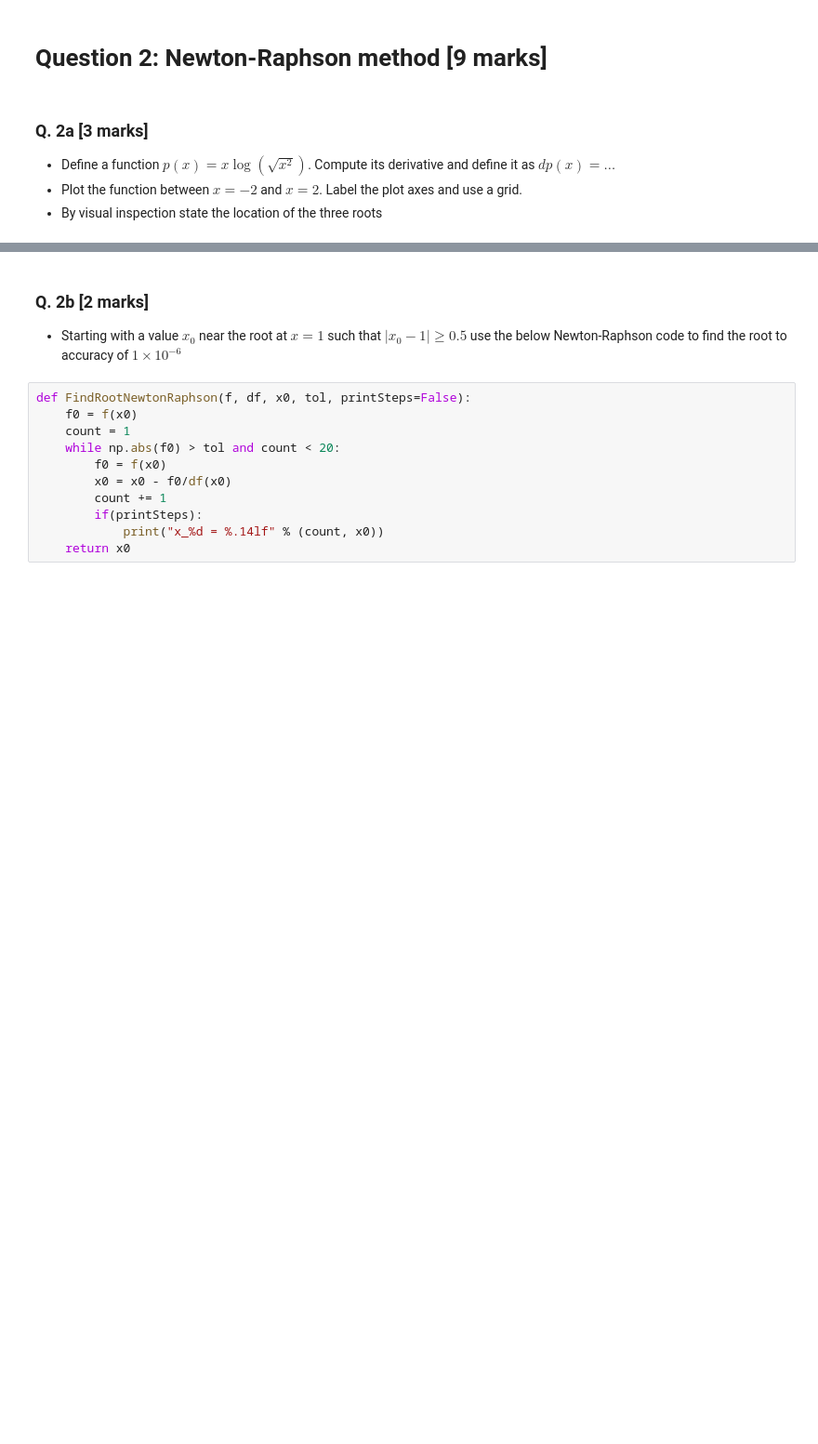
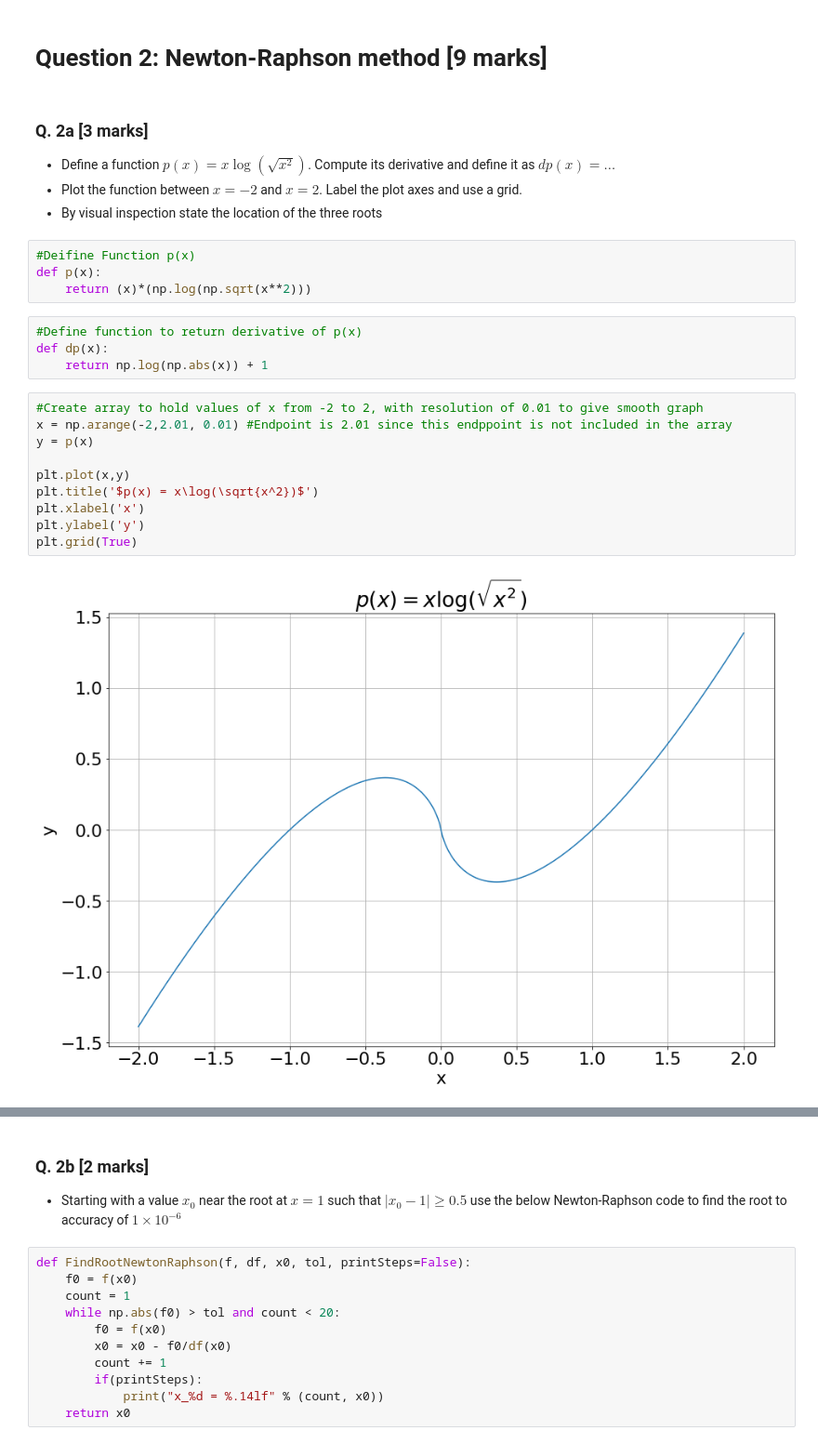
Before and after one commit to loby368/Computational-Science, a Jupyter notebook: Assignment 2/Assignment-2.ipynb, the cells around one changed output, grey strips where cells are left out. Shown at 93% size. Saved outputs shown, nothing was run; the diff lists cells and outputs as text; blank space fills up the shorter version.

```diff
--- a/Assignment 2/Assignment-2.ipynb
+++ b/Assignment 2/Assignment-2.ipynb
@@ -127,3 +127,23 @@ FindRootBisectionImproved(f,6,8,10**-12)
  - Define a function $p(x) = x\log(\sqrt{x^2})$. Compute its derivative and define it as $dp(x) = \dots$
  - Plot the function between $x=-2$ and $x=2$. Label the plot axes and use a grid.
  - By visual inspection state the location of the three roots
+# %%
+#Deifine Function p(x)
+def p(x):
+    return (x)*(np.log(np.sqrt(x**2)))
+# %%
+#Define function to return derivative of p(x)
+def dp(x):
+    return np.log(np.abs(x)) + 1
+# %%
+#Create array to hold values of x from -2 to 2, with resolution of 0.01 to give smooth graph
+x = np.arange(-2,2.01, 0.01) #Endpoint is 2.01 since this endppoint is not included in the array
+y = p(x)
+
+plt.plot(x,y)
+plt.title('$p(x) = x\log(\sqrt{x^2})$')
+plt.xlabel('x')
+plt.ylabel('y')
+plt.grid(True)
+# %% [output]
+[figure, added]
```
Also changed, not shown: parts of 13 cells of this notebook.
